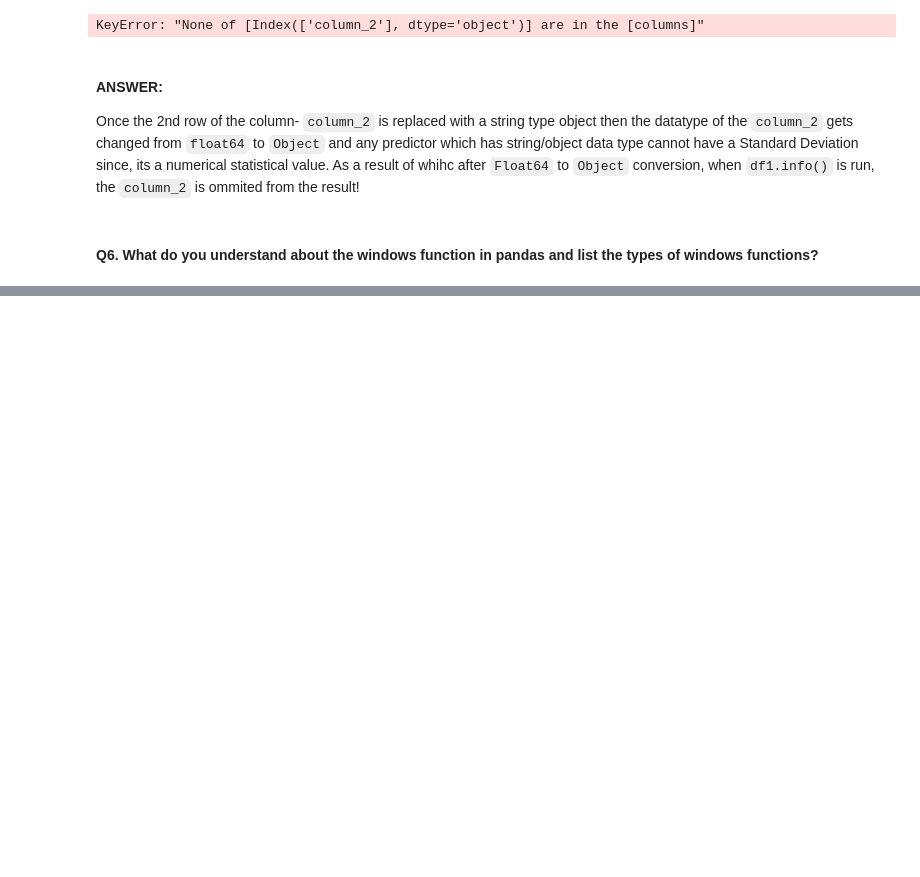
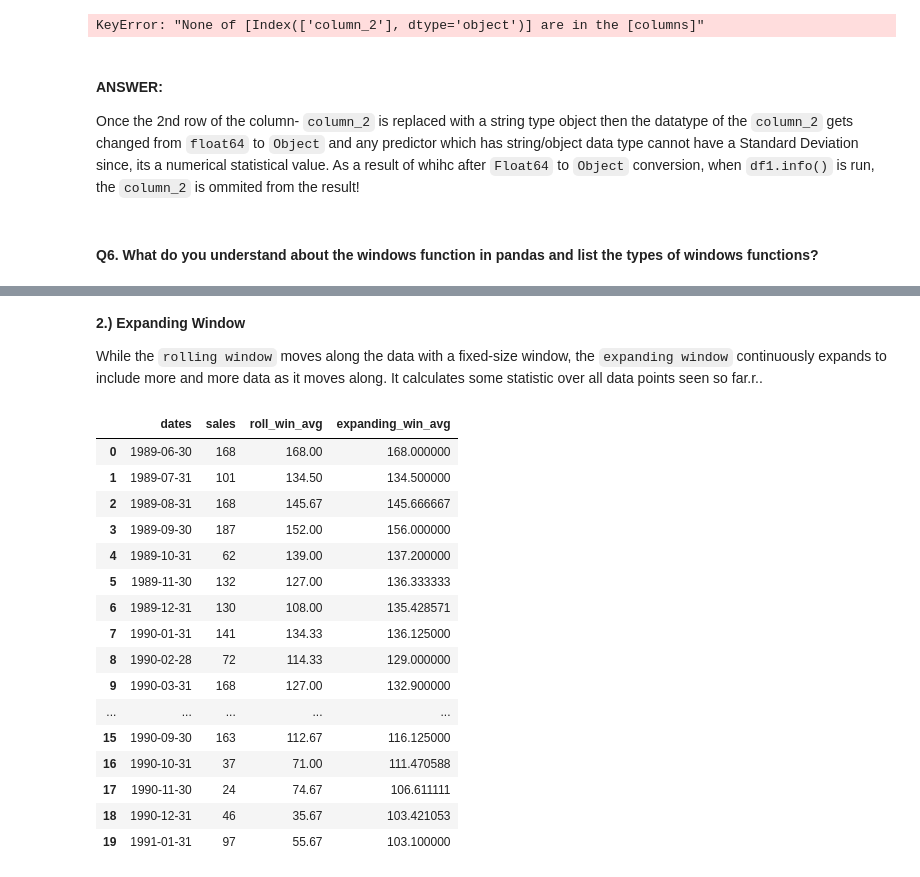
Before and after one commit to AdarshNamdev/PWSkills-Data-Science-Masters, a Jupyter notebook: Pandas/25FebPandasAdvanced.ipynb, the cells around one changed output, grey strips where cells are left out. Drawn from its saved outputs; the diff is of its cells as text; code cells hidden in the pictures; blank space fills up the shorter version.

```diff
--- a/Pandas/25FebPandasAdvanced.ipynb
+++ b/Pandas/25FebPandasAdvanced.ipynb
@@ -258,0 +281,9 @@ Once the 2nd row of the column- `column_2` is replaced with a string type object
+# %%
+# rolling window
+
+some_dataset = pd.DataFrame({
+    "dates" : pd.date_range(start = '1989-06-30', freq = 'M', periods = 20),
+    "sales" : np.random.randint(low = 10, high = 200, size = 20)
+})
+
+some_dataset
@@ -258,0 +308,3 @@ Once the 2nd row of the column- `column_2` is replaced with a string type object
+# %%
+some_dataset['roll_win_avg'] = round(some_dataset['sales'].rolling(window = 3, min_periods= 1).mean(), 2)
+some_dataset.head(10)
@@ -258,0 +323,25 @@ Once the 2nd row of the column- `column_2` is replaced with a string type object
+# %% [markdown]
+__2.) Expanding Window__
+
+While the `rolling window` moves along the data with a fixed-size window, the `expanding window` continuously expands to include more and more data as it moves along. It calculates some statistic over all data points seen so far.r..
+# %%
+some_dataset['expanding_win_avg'] = some_dataset['sales'].expanding().mean()
+some_dataset
+# %% [output]
+|  | dates | sales | roll_win_avg | expanding_win_avg |
+| 0 | 1989-06-30 | 168 | 168.00 | 168.000000 |
+| 1 | 1989-07-31 | 101 | 134.50 | 134.500000 |
+| 2 | 1989-08-31 | 168 | 145.67 | 145.666667 |
+| 3 | 1989-09-30 | 187 | 152.00 | 156.000000 |
+| 4 | 1989-10-31 | 62 | 139.00 | 137.200000 |
+| 5 | 1989-11-30 | 132 | 127.00 | 136.333333 |
+| 6 | 1989-12-31 | 130 | 108.00 | 135.428571 |
+| 7 | 1990-01-31 | 141 | 134.33 | 136.125000 |
+| 8 | 1990-02-28 | 72 | 114.33 | 129.000000 |
+| 9 | 1990-03-31 | 168 | 127.00 | 132.900000 |
+| ... | ... | ... | ... | ... |
+| 15 | 1990-09-30 | 163 | 112.67 | 116.125000 |
+| 16 | 1990-10-31 | 37 | 71.00 | 111.470588 |
+| 17 | 1990-11-30 | 24 | 74.67 | 106.611111 |
+| 18 | 1990-12-31 | 46 | 35.67 | 103.421053 |
+| 19 | 1991-01-31 | 97 | 55.67 | 103.100000 |
```
Also changed, not shown: parts of 26 cells of this notebook, 2 other files.
